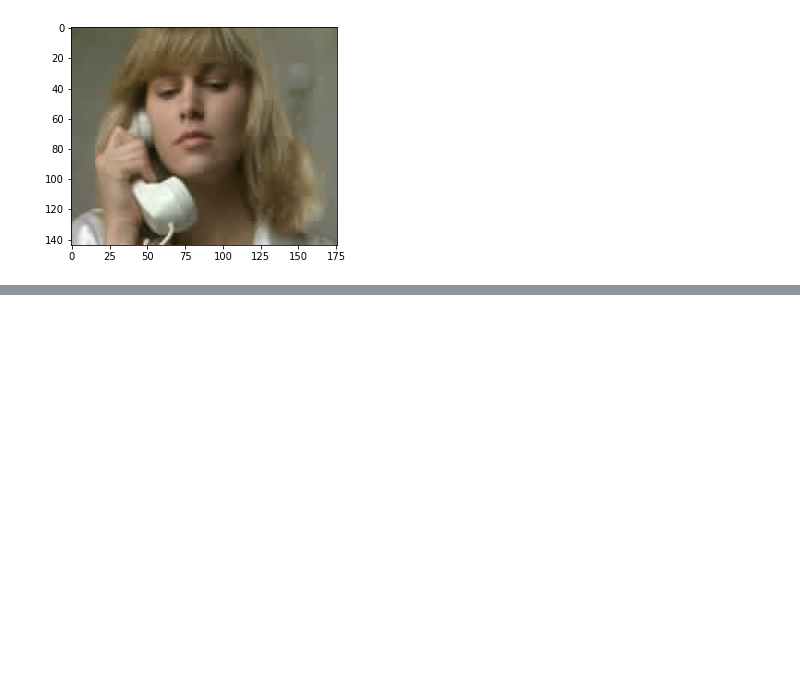
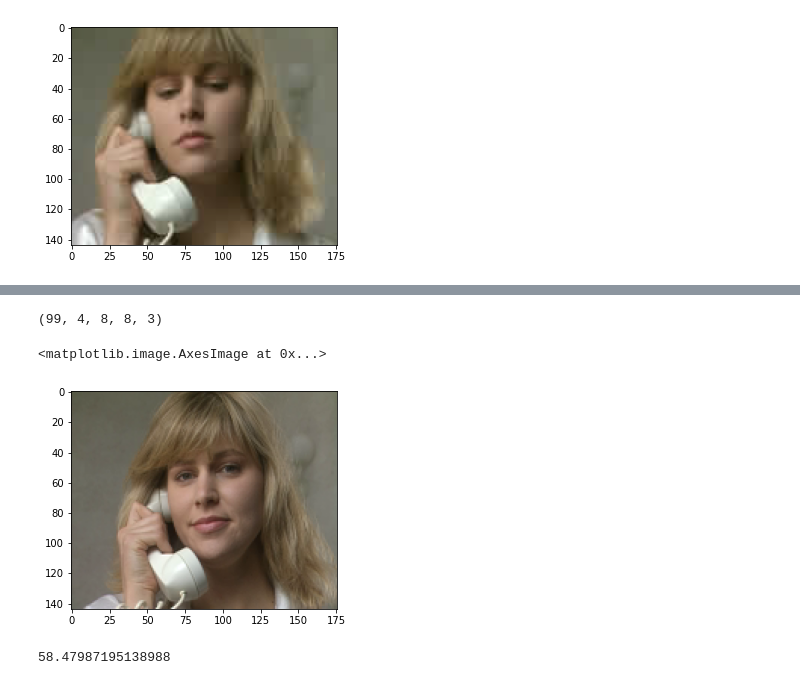
Before and after one commit to farhadhsn8/mpeg2-video-coding, a Jupyter notebook: i.ipynb, the cells around one changed output, grey strips where cells are left out. Saved outputs shown, nothing was run; the diff lists cells and outputs as text; code cells hidden in the pictures; blank space fills up the shorter version.

Commit message:
complete decoding pframes and debugging

```diff
--- a/i.ipynb
+++ b/i.ipynb
@@ -178,6 +184,19 @@ class decoder:
             decoded[i] = self.ycbcr2rgb(self.idct(tmp))
         # print(decoded.shape, "&&&&&&&&&&&&&&&&")
         return  self.reconstructFromBlocks( decoded , targetShape = self.targetSize , blockSize = 8).astype("uint8")
+
+
+    def pframe_decoding(self , prev_frame , diffrences , motion_vectors):
+        reco_mbs = []
+        for i in range(diffrences.shape[0]):
+            aa = np.hstack((self.idct(diffrences[i,0] * (self.QUANTIZATION_MATRIX * self.alpha)) , self.idct(diffrences[i,1]* (self.QUANTIZATION_MATRIX * self.alpha))))
+            bb = np.hstack((self.idct(diffrences[i,2] * (self.QUANTIZATION_MATRIX * self.alpha)) , self.idct(diffrences[i,3]* (self.QUANTIZATION_MATRIX * self.alpha))))
+            mb_diff = np.vstack(((aa) , (bb)))
+            # print(motion_vectors[i,0] , mb_diff.shape[0]+motion_vectors[i,0] , motion_vectors[i,1],mb_diff.shape[1]+motion_vectors[i,1])
+            tmp = mb_diff + prev_frame[motion_vectors[i,0]:mb_diff.shape[0]+motion_vectors[i,0] , motion_vectors[i,1]:mb_diff.shape[1]+motion_vectors[i,1]]
+            reco_mbs.append(tmp)
+
+        return  self.reconstructFromBlocks( reco_mbs , targetShape = self.targetSize , blockSize = 16).astype("uint8")
 # %%
 import skvideo as vi
 import skvideo.io
@@ -193,7 +212,8 @@ print(raw_suzie.shape)
 # %% [output]
 (150, 144, 176, 3)
 # %%
-enc = encoder(raw_suzie  , 16)
+enc = encoder(raw_suzie ,search_method="fullsearch" , mb_size=16)
 codedd = enc.iframe_coding()
 
 # a = enc.rgb2ycbcr(raw_suzie[0])
+codedd.shape
@@ -211,0 +240,2 @@ plt.imshow(decodedIframe, cmap="gray")
+# %%
+coded_pframe = enc.pframe_coding(raw_suzie[100] , decodedIframe)
@@ -211,0 +260,15 @@ plt.imshow(decodedIframe, cmap="gray")
+# %%
+coded_pframe[0].shape
+# %% [output]
+(99, 4, 8, 8, 3)
+# %%
+decoded_pframe = decoder1.pframe_decoding(decodedIframe , coded_pframe[0] , coded_pframe[1])
+# %%
+plt.imshow(decoded_pframe)
+# %% [output]
+<matplotlib.image.AxesImage at 0x...>
+[figure, added]
+# %%
+psnr(decoded_pframe , raw_suzie[100])
+# %% [output]
+58.47987195138988
```
Also changed, not shown: parts of 6 cells of this notebook.
